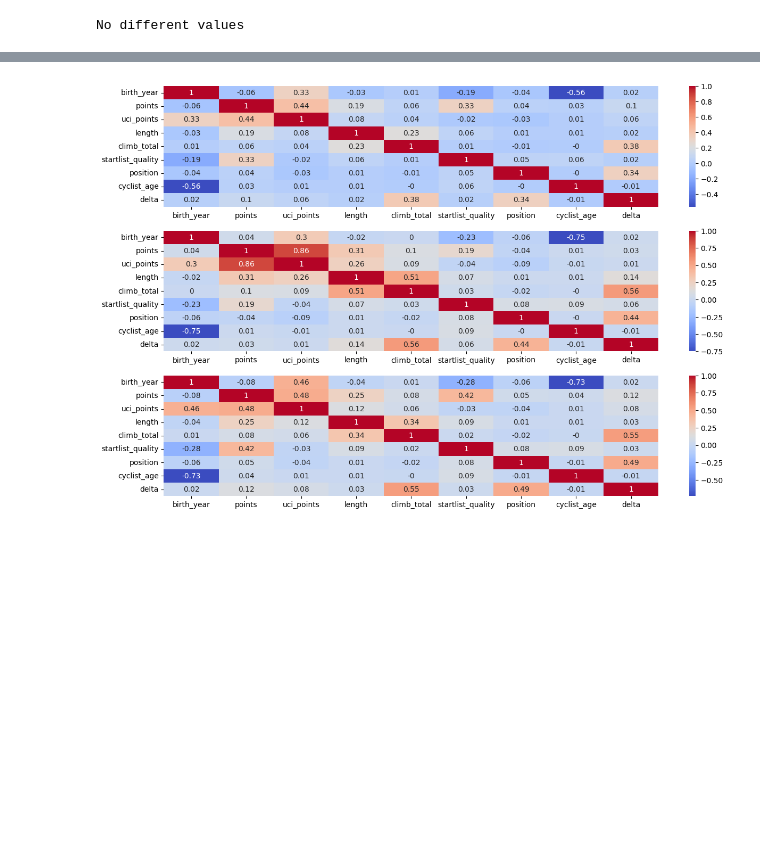
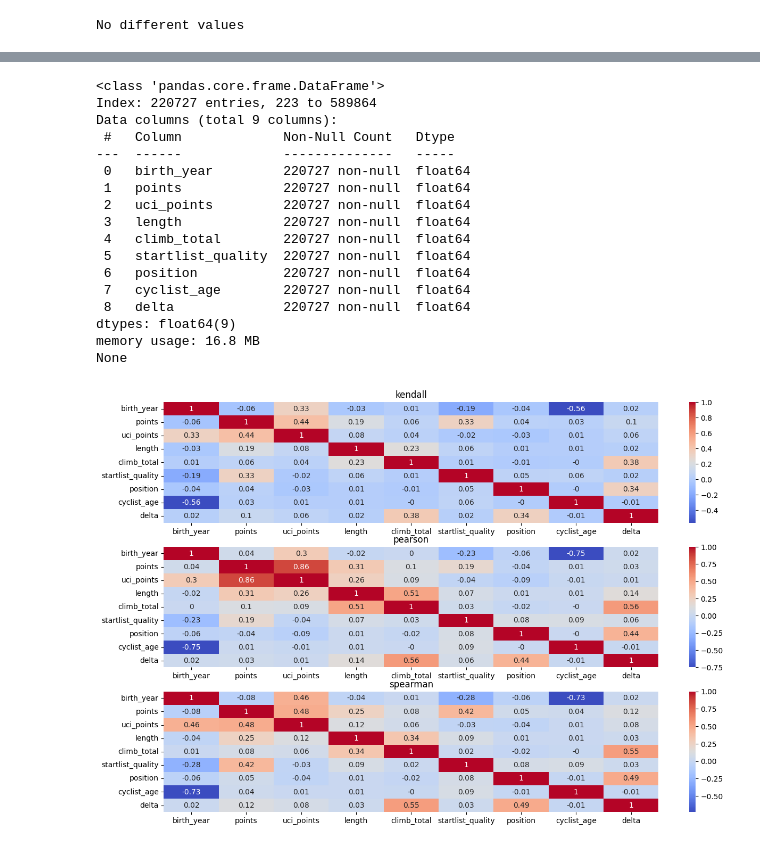
Before and after one commit to fefex302/Data-Mining, a Jupyter notebook: Data_Understanding.ipynb, the cells around one changed output, grey strips where cells are left out. Cells and saved outputs as stored; diff of their text form; code cells hidden in the pictures; blank space fills up the shorter version.

```diff
--- a/Data_Understanding.ipynb
+++ b/Data_Understanding.ipynb
@@ -374,8 +431,10 @@ import matplotlib.pyplot as plt
 
 #change type
 #final_dataset['points'] = final_dataset['points'].astype(object)
-final_dataset['uci_points'] = final_dataset['uci_points'].astype('Float64')
+final_dataset['uci_points'] = final_dataset['uci_points'].astype('float64')
 final_dataset['profile'] = final_dataset['profile'].astype(object)
+final_dataset['startlist_quality'] = final_dataset['startlist_quality'].astype('float64')
+final_dataset['position'] = final_dataset['position'].astype('float64')
 #final_dataset['startlist_quality'] = final_dataset['startlist_quality'].astype(object)
 
 # Dataset where all the record with at least 1 value null are dropped
@@ -383,35 +442,57 @@ final_dataset_nonull = final_dataset.dropna()
 
 # Dataset where i only take numerical columns
 final_dataset_numerical = final_dataset_nonull.select_dtypes(include="number")
 
+print(final_dataset_numerical.info())
+
 # Correlations of final dataset
-correlations_final = correlations(final_dataset_numerical)
+correlations_final = correlations(final_dataset_numerical.round(2))
 
 # List of different correlations: Pearson,
 correlations = []
 for tipo in correlations_final['correlation_type'].unique():
     df_tipo = correlations_final[correlations_final['correlation_type'] == tipo]
 
     correlations.append(df_tipo)
 
 # Plot the correlations matrices with heatmaps
 plt.figure(figsize=(15,10))
 
 # Plot of the kendall correlation
 plt.subplot(3, 1, 1)  # 3 righe, 1 colonna, primo grafico
+plt.title(correlations[0]["correlation_type"].iloc[1])
 tmp = correlations[0].drop(columns='correlation_type')
 sns.heatmap(tmp.round(2),annot=True, cmap='coolwarm')
 
 # Plot of the pearson correlation
-plt.subplot(3, 1, 2)  # 3 righe, 1 colonna, primo grafico
+plt.subplot(3, 1, 2)
+plt.title(correlations[1]["correlation_type"].iloc[1])
 tmp = correlations[1].drop(columns='correlation_type')
 sns.heatmap(tmp.round(2),annot=True, cmap='coolwarm')
 
-# Plot of the kendall spearman correlation
-plt.subplot(3, 1, 3)  # 3 righe, 1 colonna, primo grafico
+# Plot of the spearman correlation
+plt.subplot(3, 1, 3)
+plt.title(correlations[2]["correlation_type"].iloc[1])
 tmp = correlations[2].drop(columns='correlation_type')
 sns.heatmap(tmp.round(2),annot=True, cmap='coolwarm')
 
 plt.show()
 # %% [output]
+<class 'pandas.core.frame.DataFrame'>
+Index: 220727 entries, 223 to 589864
+Data columns (total 9 columns):
+ #   Column             Non-Null Count   Dtype
+---  ------             --------------   -----
+ 0   birth_year         220727 non-null  float64
+ 1   points             220727 non-null  float64
+ 2   uci_points         220727 non-null  float64
+ 3   length             220727 non-null  float64
+ 4   climb_total        220727 non-null  float64
+ 5   startlist_quality  220727 non-null  float64
+ 6   position           220727 non-null  float64
+ 7   cyclist_age        220727 non-null  float64
+ 8   delta              220727 non-null  float64
+dtypes: float64(9)
+memory usage: 16.8 MB
+None
-[figure, old version]
+[figure, new version]
```
Also changed, not shown: parts of 5 cells of this notebook.
